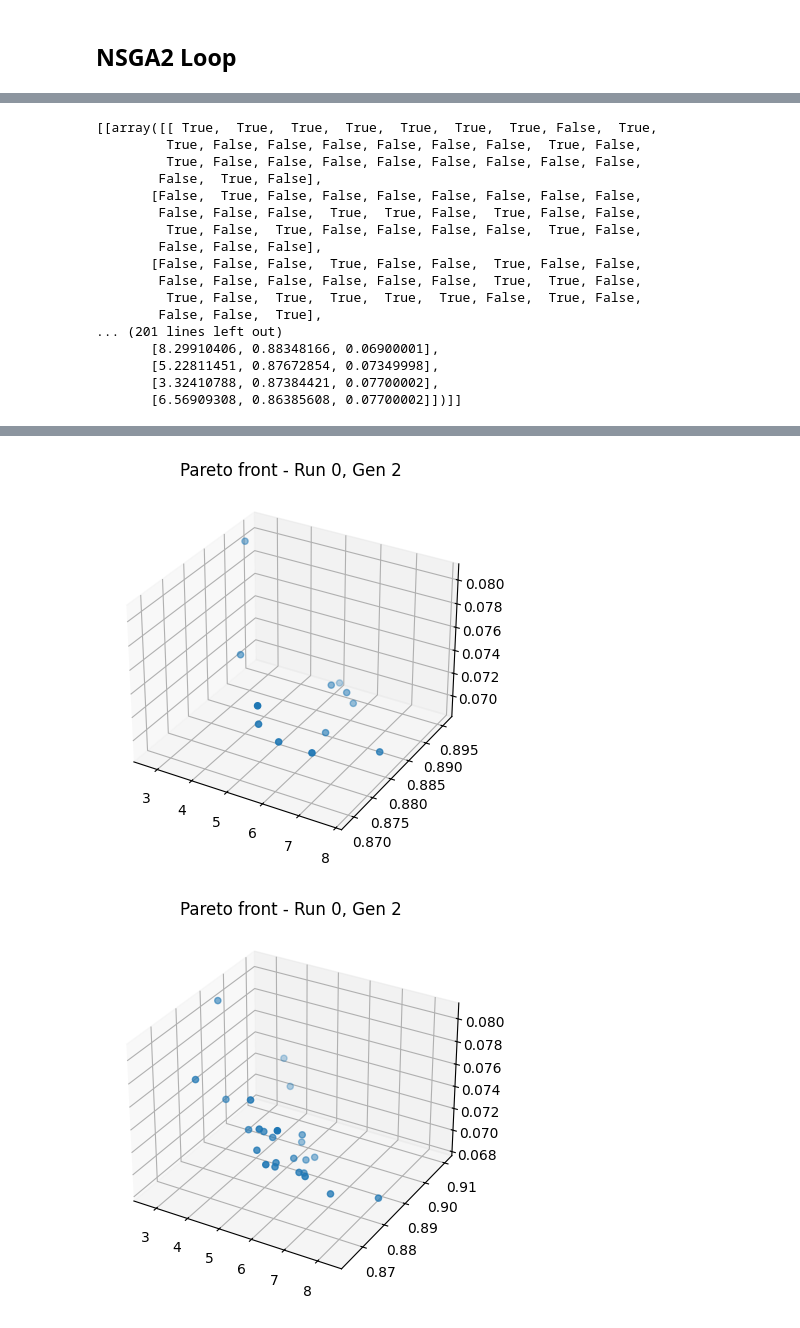
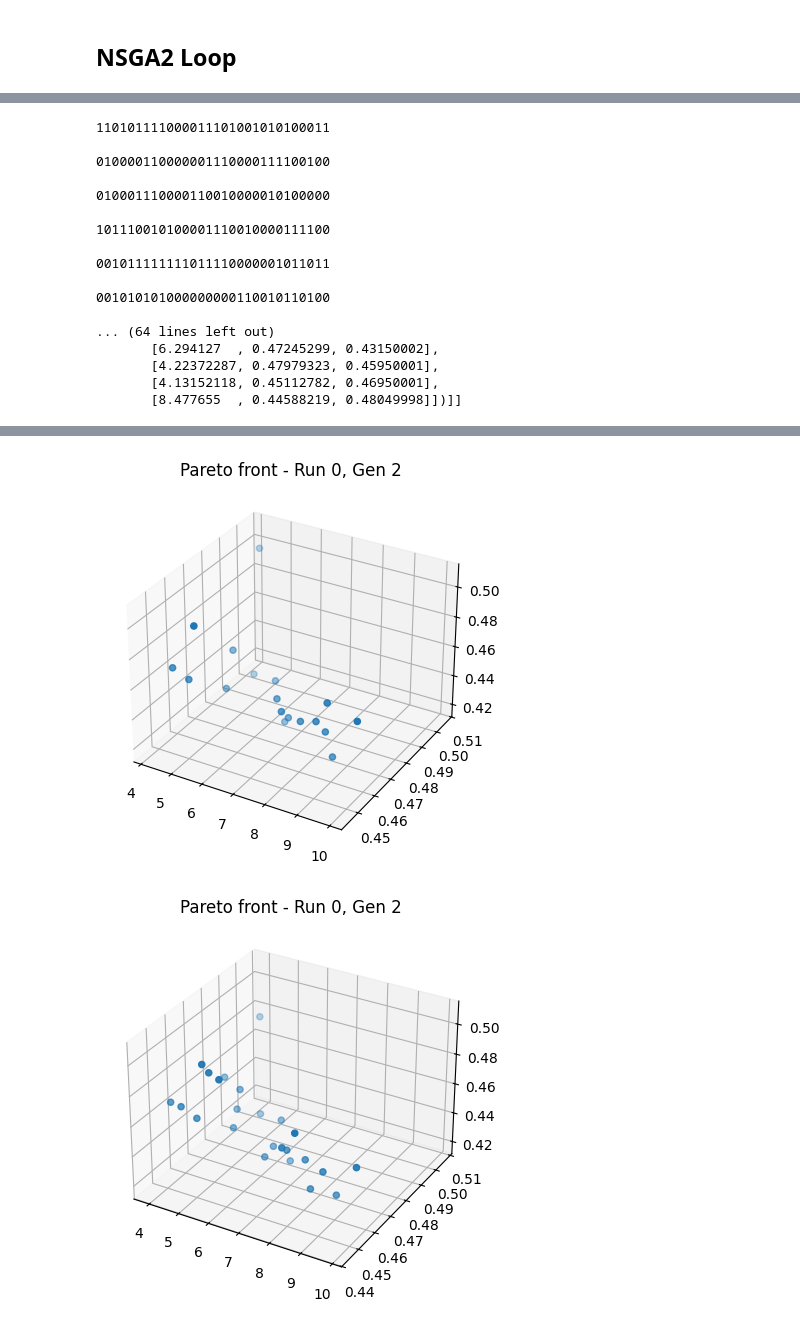
Before and after one commit to RadinRavankhah/FL, a Jupyter notebook: version 6/2_3_tested.ipynb, the cells around one changed output, grey strips where cells are left out. Cells and saved outputs as stored; diff of their text form; code cells hidden in the pictures.

```diff
--- a/version 6/2_3_tested.ipynb
+++ b/version 6/2_3_tested.ipynb
@@ -325,12 +334,13 @@ def fit_bitstring_devices(bitstring, server: Server):
     '''
     server: for using its "current_learning_iteration" variable
     '''
-    # print(1)
-    # global current_learning_iteration
-    # global LAST_WEIGHTS_SENT_FOR_ALL_DEVICES
+
     server.current_learning_iteration += 1
     for device in server.devices:
         if bitstring[int(device.id)] == 1:
+            # new
+            device.lose_battery()
+
             device.model.fit(device.data[0], device.data[1], epochs=7, verbose=1)
             print(device.id)
             device.last_round_participated = server.current_learning_iteration
@@ -368,7 +378,7 @@ server.LAST_WEIGHTS_SENT_FOR_ALL_DEVICES = [None for _ in range(len(devices))]
 # %% [markdown]
 ### Split Data Among Devices
 # %%
-# Load MNIST dataset  # new
+# Load MNIST dataset
 (x_train, y_train), (x_test, y_test) = keras.datasets.mnist.load_data()
 
 # Convert labels to categorical (one-hot encoded)
@@ -386,6 +396,17 @@ x_test = np.expand_dims(x_test, -1)  # Add channel dimension
 # indices = np.arange(len(x_train))
 # np.random.shuffle(indices)
 # x_train, y_train = x_train[indices], y_train[indices]
+
+
+
+
+# new
+# Lower the amount of data for devices
+x_train = x_train[:int(len(x_train)/8)]
+y_train = y_train[:int(len(y_train)/8)]
+
+
+
 
 # Correct test split
 split_index = int(0.8 * len(x_test))
@@ -476,7 +496,7 @@ Requirement already satisfied: six>=1.5 in /usr/local/lib/python3.11/dist-packag
 ## NSGA2 Loop
 # %%
 # Parameters
-POPULATION_SIZE = 50
+POPULATION_SIZE = 10 # should be 50
 NUM_GENERATIONS = 3
 NUM_ROUNDS = 1
 # %%
@@ -569,7 +589,7 @@ for i in range(NUM_ROUNDS):
         temp_bitstring.append(bit)
     bitstring = temp_bitstring
 
-
+    a = server.model.get_weights()
     test_loss, test_acc = server.evaluate()
     print(f"Global Model Accuracy: {test_acc:.4f}")
     print("------------------------------------------------------------")
@@ -577,12 +597,18 @@ for i in range(NUM_ROUNDS):
     server.give_global_model_weights_to_bitstring_devices(bitstring)
     print(server.current_learning_iteration, " 2")
     fit_bitstring_devices(bitstring, server=server)
+    fit_bitstring_devices(bitstring, server=server)
     print(server.current_learning_iteration, " 3")
     server.model.set_weights(server.aggregate_weights(bitstring))
     print(server.current_learning_iteration, " 4")
     print("------------------------------------------------------------")
     test_loss, test_acc = server.evaluate()
     print(f"Global Model Accuracy: {test_acc:.4f}")
+    b = server.model.get_weights()
+    for i in range(len(b)):
+        print(a[i])
+        print("----------")
+        print(b[i])
 
     # Save the pareto fronts from this run
     all_runs_fronts.append(callback.data["pareto_fronts"])
@@ -608,7 +637,9 @@ Global Model Accuracy: 0.9280
 # %%
 import matplotlib.pyplot as plt
 
-print(all_runs_solutions)
+for solution in all_runs_solutions[0][0]:
+    print(str(solution).replace('True','1').replace('False','0').replace(' ','').replace('[','').replace(']','').replace('\n',''))
+    print()
 print(len(all_runs_solutions))
 print(all_runs_fronts)
 
@@ -634,20 +665,20 @@ ax.scatter(front[:,0], front[:,1], front[:,2])
 ax.set_title("Pareto front - Run 0, Gen 2")
 plt.show()
 # %% [output]
-[[array([[ True,  True,  True,  True,  True,  True,  True, False,  True,
-         True, False, False, False, False, False, False,  True, False,
-         True, False, False, False, False, False, False, False, False,
-        False,  True, False],
-       [False,  True, False, False, False, False, False, False, False,
-        False, False, False,  True,  True, False,  True, False, False,
-         True, False,  True, False, False, False, False,  True, False,
-        False, False, False],
-       [False, False, False,  True, False, False,  True, False, False,
-        False, False, False, False, False, False,  True,  True, False,
-         True, False,  True,  True,  True,  True, False,  True, False,
-        False, False,  True],
-... (201 lines left out)
-       [8.29910406, 0.88348166, 0.06900001],
-       [5.22811451, 0.87672854, 0.07349998],
-       [3.32410788, 0.87384421, 0.07700002],
-       [6.56909308, 0.86385608, 0.07700002]])]]
+110101111000011101001010100011
+
+010000110000001110000111100100
+
+010001110000110010000010100000
+
+101110010100001110010000111100
+
+001011111111011110000001011011
+
+001010101000000000110010110100
+
+... (64 lines left out)
+       [6.294127  , 0.47245299, 0.43150002],
+       [4.22372287, 0.47979323, 0.45950001],
+       [4.13152118, 0.45112782, 0.46950001],
+       [8.477655  , 0.44588219, 0.48049998]])]]
@@ -655,5 +686,5 @@ plt.show()
-[figure, old version]
+[figure, new version]
-[figure, old version]
+[figure, new version]
 # %%
 # Step 4: Extract the Best Pareto Front
 pareto_front = res.F   # Objective values of solutions in Pareto front
```
Also changed, not shown: parts of 8 cells of this notebook.
